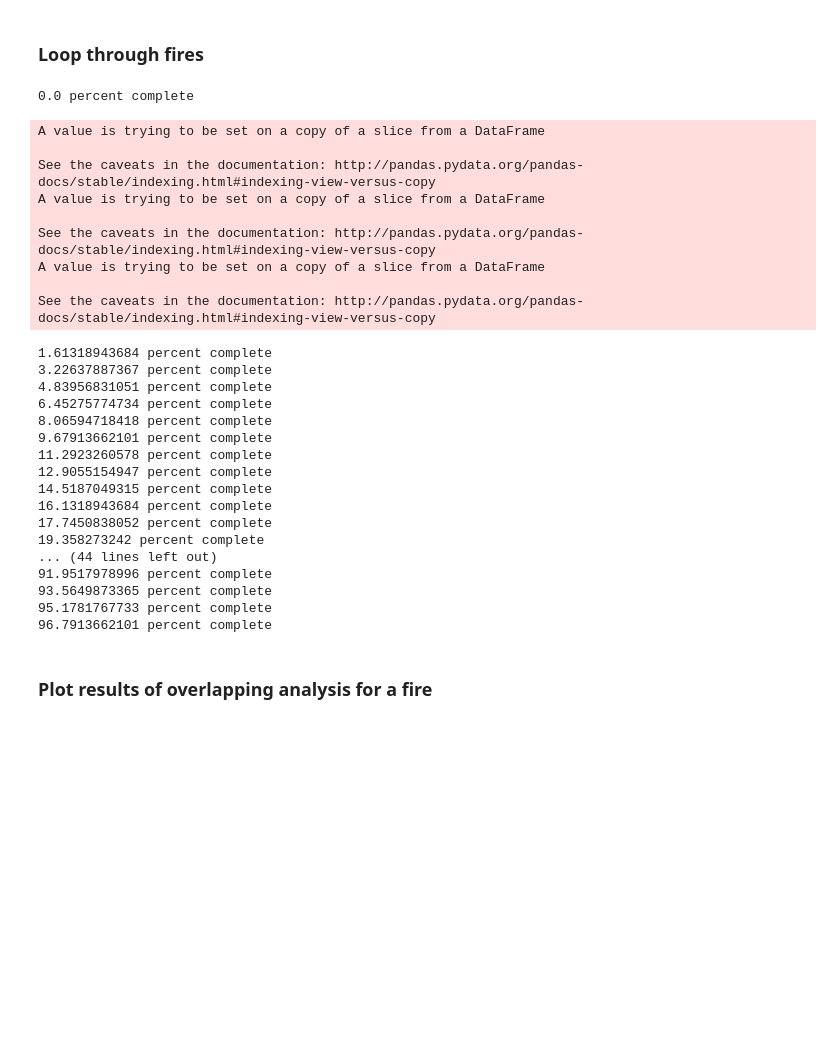
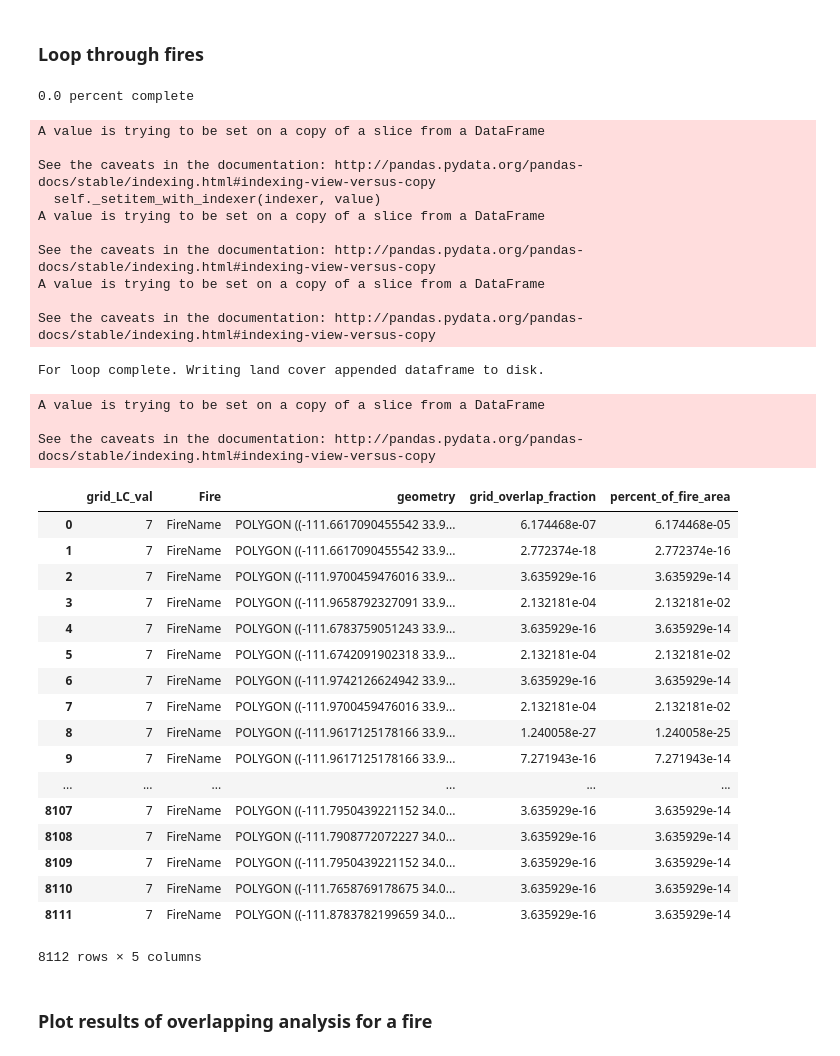
Before and after one commit to stevenjoelbrey/metSpread, a Jupyter notebook: Python/assign_MODIS_land_cover_to_FPA_FOD.ipynb, the cells around one changed output. Cells and saved outputs as stored; diff of their text form; code cells hidden in the pictures; blank space fills up the shorter version.

Commit message:
notebook that illistrates how to assign MODIS land cover to shape data.

```diff
--- a/Python/assign_MODIS_land_cover_to_FPA_FOD.ipynb
+++ b/Python/assign_MODIS_land_cover_to_FPA_FOD.ipynb
@@ -242,7 +262,7 @@ See the caveats in the documentation: http://pandas.pydata.org/pandas-docs/stabl
 # LOOP through each fire
 ################################################################################
 for fire_index in range(nFires):
-
+    print(fire_index)
     if (fire_index%1000==0):
         print str(fire_index*1.0/nFires*100) + " percent complete"
 
@@ -372,41 +392,50 @@ else:
     warnString = ""
 
 # Done with looping through fires, write the large dataframe
-date_attributes = str(year) + "_months=" #+ str(min_month) + "-" + str(max_month)
-file_name = "FPA_FOD_with_MODIS_Land_Cover" + warnString + ".csv"
-save_name = os.path.join("..", "Data","Fire", "FPA_FOD", file_name)
-FPA_FOD.to_csv(save_name)
+#date_attributes = str(year) + "_months=" #+ str(min_month) + "-" + str(max_month)
+#file_name = "FPA_FOD_with_MODIS_Land_Cover" + warnString + ".csv"
+#save_name = os.path.join("..", "Data","Fire", "FPA_FOD", file_name)
+#FPA_FOD.to_csv(save_name)
 
 # Preview
-FPA_FOD.iloc[0:5]
+#FPA_FOD.iloc[0:5]
 # %% [output]
 0.0 percent complete
+A value is trying to be set on a copy of a slice from a DataFrame
+
+See the caveats in the documentation: http://pandas.pydata.org/pandas-docs/stable/indexing.html#indexing-view-versus-copy
+  self._setitem_with_indexer(indexer, value)
 A value is trying to be set on a copy of a slice from a DataFrame
 
 See the caveats in the documentation: http://pandas.pydata.org/pandas-docs/stable/indexing.html#indexing-view-versus-copy
 A value is trying to be set on a copy of a slice from a DataFrame
 
 See the caveats in the documentation: http://pandas.pydata.org/pandas-docs/stable/indexing.html#indexing-view-versus-copy
-A value is trying to be set on a copy of a slice from a DataFrame
-
-See the caveats in the documentation: http://pandas.pydata.org/pandas-docs/stable/indexing.html#indexing-view-versus-copy
-1.61318943684 percent complete
-3.22637887367 percent complete
-4.83956831051 percent complete
-6.45275774734 percent complete
-8.06594718418 percent complete
-9.67913662101 percent complete
-11.2923260578 percent complete
-12.9055154947 percent complete
-14.5187049315 percent complete
-16.1318943684 percent complete
-17.7450838052 percent complete
-19.358273242 percent complete
-... (44 lines left out)
-91.9517978996 percent complete
-93.5649873365 percent complete
-95.1781767733 percent complete
-96.7913662101 percent complete
+For loop complete. Writing land cover appended dataframe to disk.
+A value is trying to be set on a copy of a slice from a DataFrame
+
+See the caveats in the documentation: http://pandas.pydata.org/pandas-docs/stable/indexing.html#indexing-view-versus-copy
+# %%
+res_intersection
+# %% [output]
+|  | grid_LC_val | Fire | geometry | grid_overlap_fraction | percent_of_fire_area |
+| 0 | 7 | FireName | POLYGON ((-111.6617090455542 33.9... | 6.174468e-07 | 6.174468e-05 |
+| 1 | 7 | FireName | POLYGON ((-111.6617090455542 33.9... | 2.772374e-18 | 2.772374e-16 |
+| 2 | 7 | FireName | POLYGON ((-111.9700459476016 33.9... | 3.635929e-16 | 3.635929e-14 |
+| 3 | 7 | FireName | POLYGON ((-111.9658792327091 33.9... | 2.132181e-04 | 2.132181e-02 |
+| 4 | 7 | FireName | POLYGON ((-111.6783759051243 33.9... | 3.635929e-16 | 3.635929e-14 |
+| 5 | 7 | FireName | POLYGON ((-111.6742091902318 33.9... | 2.132181e-04 | 2.132181e-02 |
+| 6 | 7 | FireName | POLYGON ((-111.9742126624942 33.9... | 3.635929e-16 | 3.635929e-14 |
+| 7 | 7 | FireName | POLYGON ((-111.9700459476016 33.9... | 2.132181e-04 | 2.132181e-02 |
+| 8 | 7 | FireName | POLYGON ((-111.9617125178166 33.9... | 1.240058e-27 | 1.240058e-25 |
+| 9 | 7 | FireName | POLYGON ((-111.9617125178166 33.9... | 7.271943e-16 | 7.271943e-14 |
+| ... | ... | ... | ... | ... | ... |
+| 8107 | 7 | FireName | POLYGON ((-111.7950439221152 34.0... | 3.635929e-16 | 3.635929e-14 |
+| 8108 | 7 | FireName | POLYGON ((-111.7908772072227 34.0... | 3.635929e-16 | 3.635929e-14 |
+| 8109 | 7 | FireName | POLYGON ((-111.7950439221152 34.0... | 3.635929e-16 | 3.635929e-14 |
+| 8110 | 7 | FireName | POLYGON ((-111.7658769178675 34.0... | 3.635929e-16 | 3.635929e-14 |
+| 8111 | 7 | FireName | POLYGON ((-111.8783782199659 34.0... | 3.635929e-16 | 3.635929e-14 |
+8112 rows × 5 columns
 # %% [markdown]
 ### Plot results of overlapping analysis for a fire
 # %%
```
Also changed, not shown: parts of 6 cells of this notebook.
